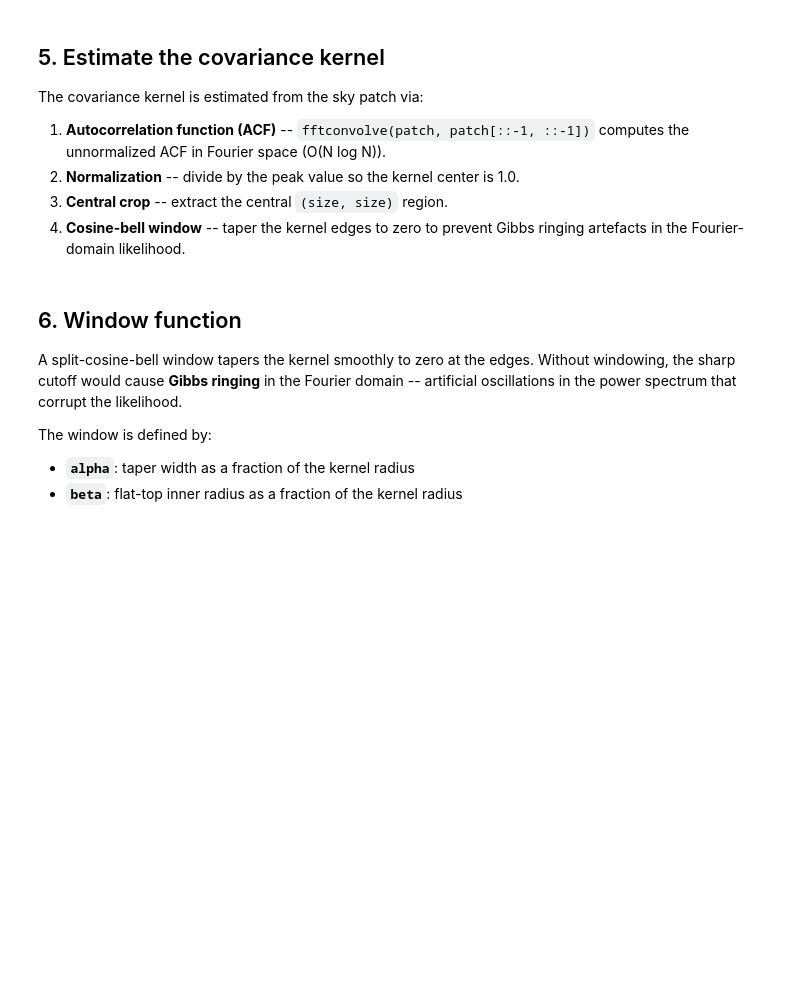
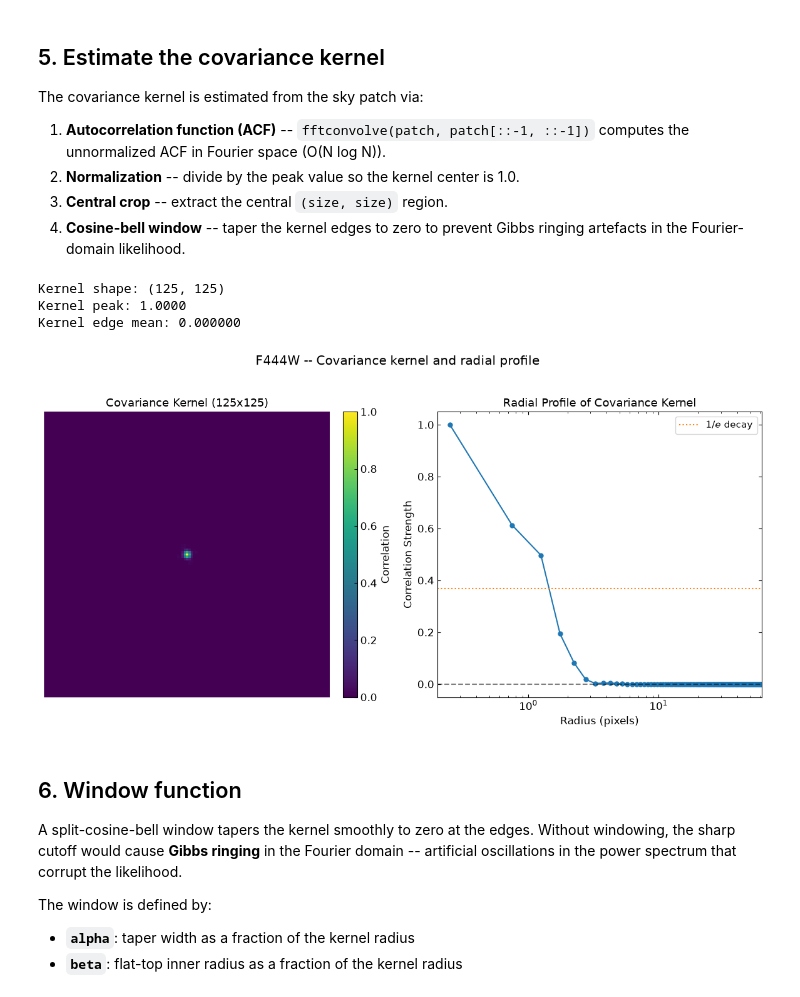
Before and after one commit to mingyangzhuang/jwst_psfmc, a Jupyter notebook: examples/demo_covariance_kernel.ipynb, the cells around one changed output. Saved outputs shown, nothing was run; the diff lists cells and outputs as text; code cells hidden in the pictures; blank space fills up the shorter version.

```diff
--- a/examples/demo_covariance_kernel.ipynb
+++ b/examples/demo_covariance_kernel.ipynb
@@ -169,44 +187,46 @@ The covariance kernel is estimated from the sky patch via:
    Gibbs ringing artefacts in the Fourier-domain likelihood.
 # %%
 # -- Estimate covariance kernel -------------------------------------------
-cov_kernel = jpm.estimate_cov_kernel(patch, size=15)
+cov_kernel = jpm.estimate_cov_kernel(patch, size=125)
 
 print(f'Kernel shape: {cov_kernel.shape}')
 print(f'Kernel peak: {cov_kernel[cov_kernel.shape[0]//2, cov_kernel.shape[1]//2]:.4f}')
 print(f'Kernel edge mean: {cov_kernel[[0, -1], :].mean():.6f}')
+# %% [output]
+Kernel shape: (125, 125)
+Kernel peak: 1.0000
+Kernel edge mean: 0.000000
 # %%
 # -- Visualize the covariance kernel --------------------------------------
-fig, axes = plt.subplots(1, 2, figsize=(12, 5))
+fig, axes = plt.subplots(1, 2, figsize=(12, 6))
 
 # 2D kernel
-im0 = axes[0].imshow(cov_kernel, origin='lower', cmap='viridis', vmin=0, vmax=1)
-axes[0].set_title('Covariance Kernel (15x15)', fontsize=13)
+im0 = axes[0].imshow(cov_kernel, origin='lower', cmap='viridis', vmin=0, vmax=1, interpolation='none')
+axes[0].set_title('Covariance Kernel (125x125)', fontsize=13)
 axes[0].axis('off')
 plt.colorbar(im0, ax=axes[0], fraction=0.046, pad=0.04, label='Correlation')
 
 # Radial profile (manual computation)
 ny, nx = cov_kernel.shape
-yv, xv = np.ogrid[:ny, :nx]
-r = np.sqrt((xv - nx//2)**2 + (yv - ny//2)**2)
-bin_edges = np.arange(0, nx//2 + 1)
-radial_profile = np.zeros(len(bin_edges) - 1)
-for i in range(len(bin_edges) - 1):
-    mask_r = (r >= bin_edges[i]) & (r < bin_edges[i+1])
-    if mask_r.any():
-        radial_profile[i] = cov_kernel[mask_r].mean()
 
-axes[1].plot(radial_profile, 'o-', color='C0', markersize=5, linewidth=1.5)
+edge_radii = np.linspace(0, ny//2, ny)
+rp = RadialProfile(cov_kernel, (ny//2, nx//2), edge_radii)
+
+axes[1].plot(rp.radius, rp.profile, 'o-', color='C0', markersize=5, linewidth=1.5)
 axes[1].axhline(0, color='k', linestyle='--', alpha=0.5)
 axes[1].axhline(1/np.e, color='C1', linestyle=':', label='$1/e$ decay')
 axes[1].set_xlabel('Radius (pixels)', fontsize=12)
 axes[1].set_ylabel('Correlation Strength', fontsize=12)
 axes[1].set_title('Radial Profile of Covariance Kernel', fontsize=13)
 axes[1].legend(fontsize=11)
-axes[1].set_xlim(0, nx//2)
+axes[1].set_xscale('log')
+axes[1].set_xlim(0.2, nx//2)
 
 fig.suptitle('F444W -- Covariance kernel and radial profile', y=1.02)
 fig.tight_layout()
 plt.show()
+# %% [output]
+[figure, added]
 # %% [markdown]
 ## 6. Window function
 
```
Also changed, not shown: parts of 13 cells of this notebook, 14 other files.
